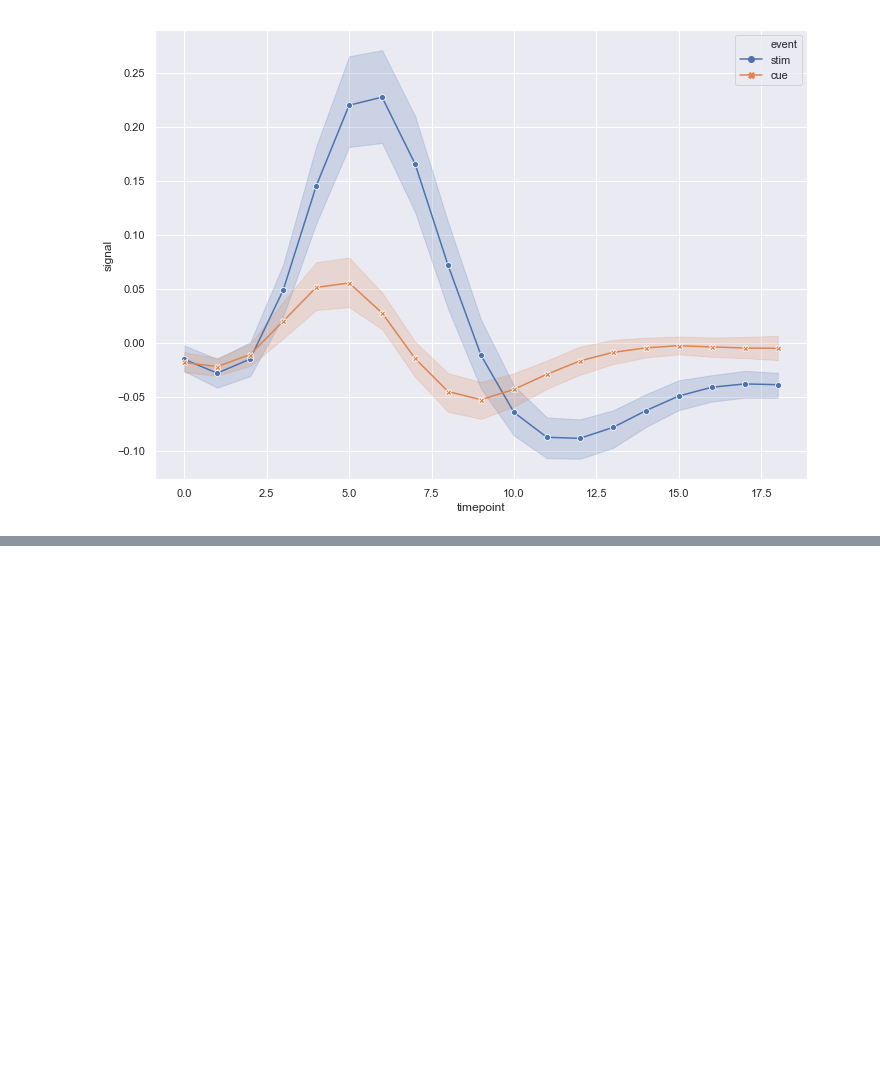
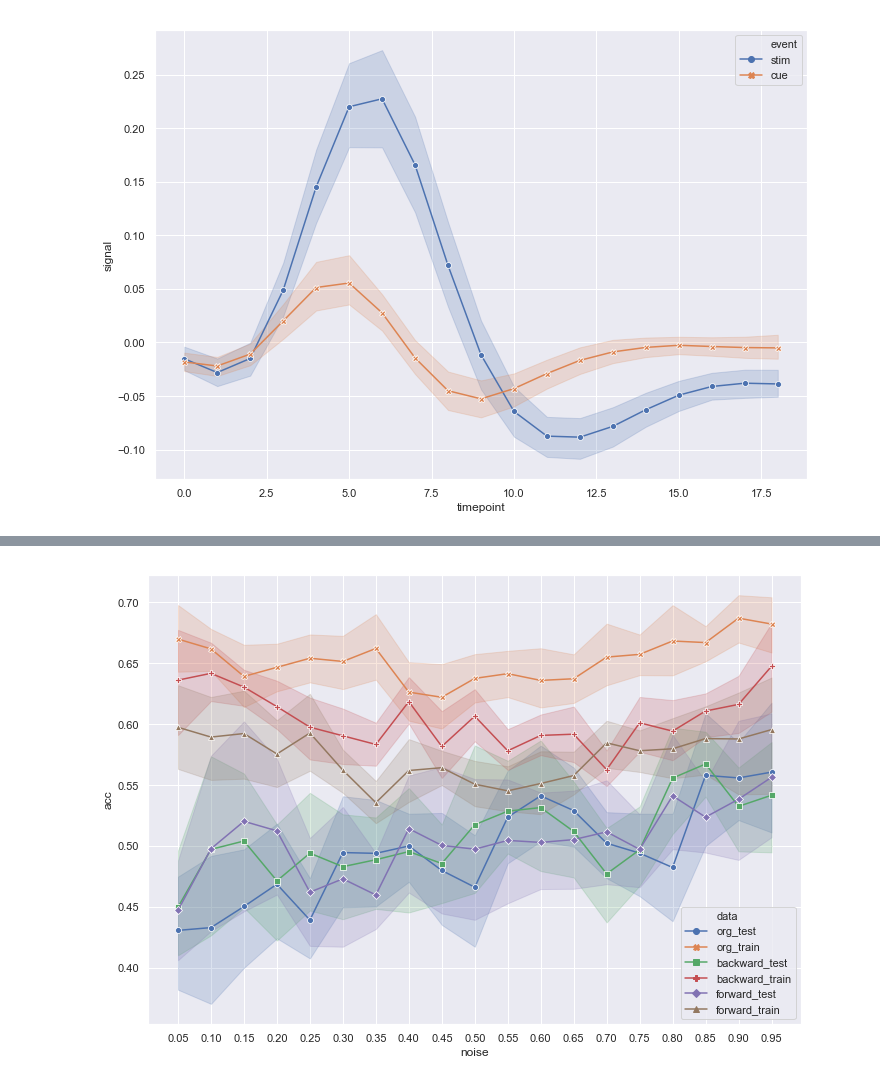
Before and after one commit to gear/denoising-gnn, a Jupyter notebook: notebook/plots.ipynb, the cells around one changed output, grey strips where cells are left out. Drawn from its saved outputs; the diff is of its cells as text; code cells hidden in the pictures; blank space fills up the shorter version.

```diff
--- a/notebook/plots.ipynb
+++ b/notebook/plots.ipynb
@@ -108,0 +126,8 @@ ax = sns.lineplot(x="noise", y="acc",
+# %%
+PTC_est = df_backward_forward_est("PTC")
+# %%
+ax = sns.lineplot(x="noise", y="acc",
+                  hue="data", style="data",
+                  markers=True, dashes=False, data=PTC_est)
+# %% [output]
+[figure, added]
```
Also changed, not shown: parts of 25 cells of this notebook, 1 other file.
